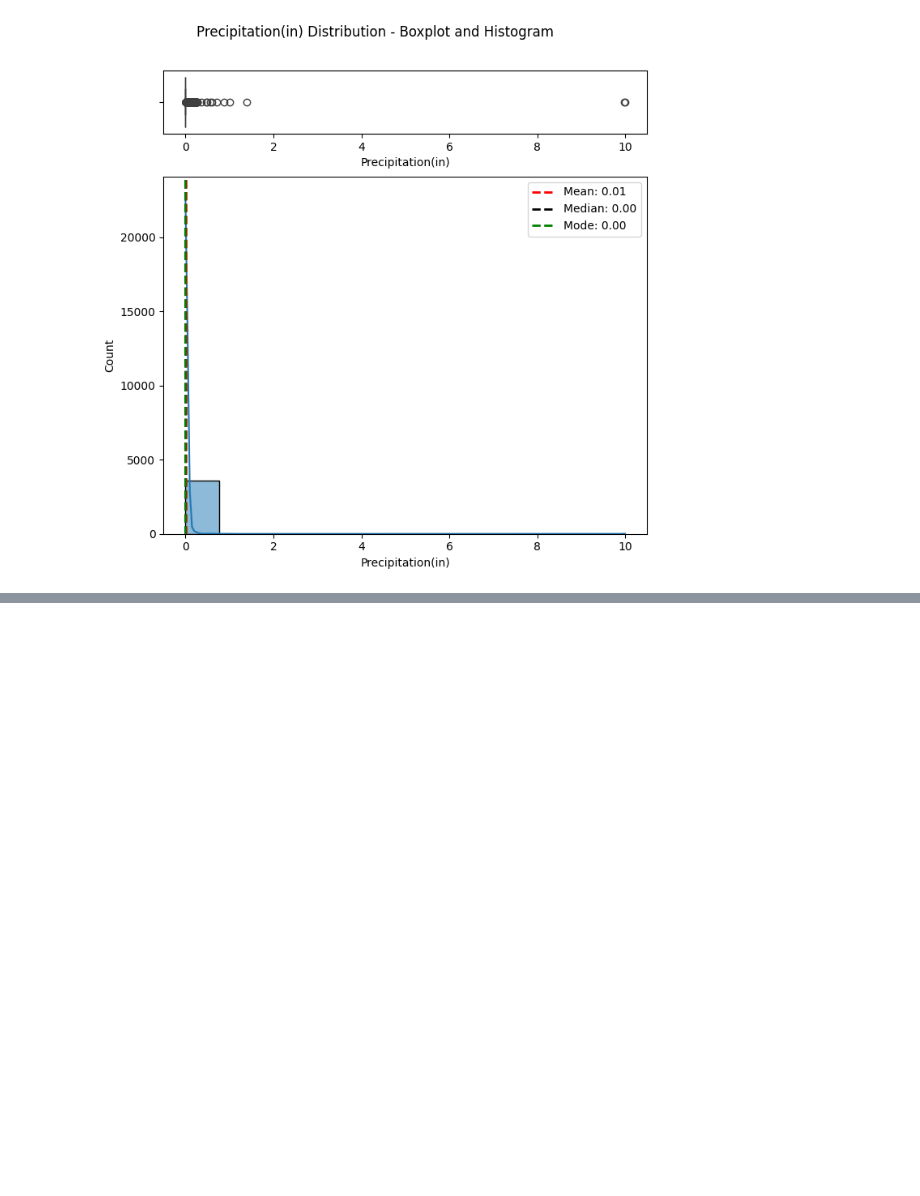
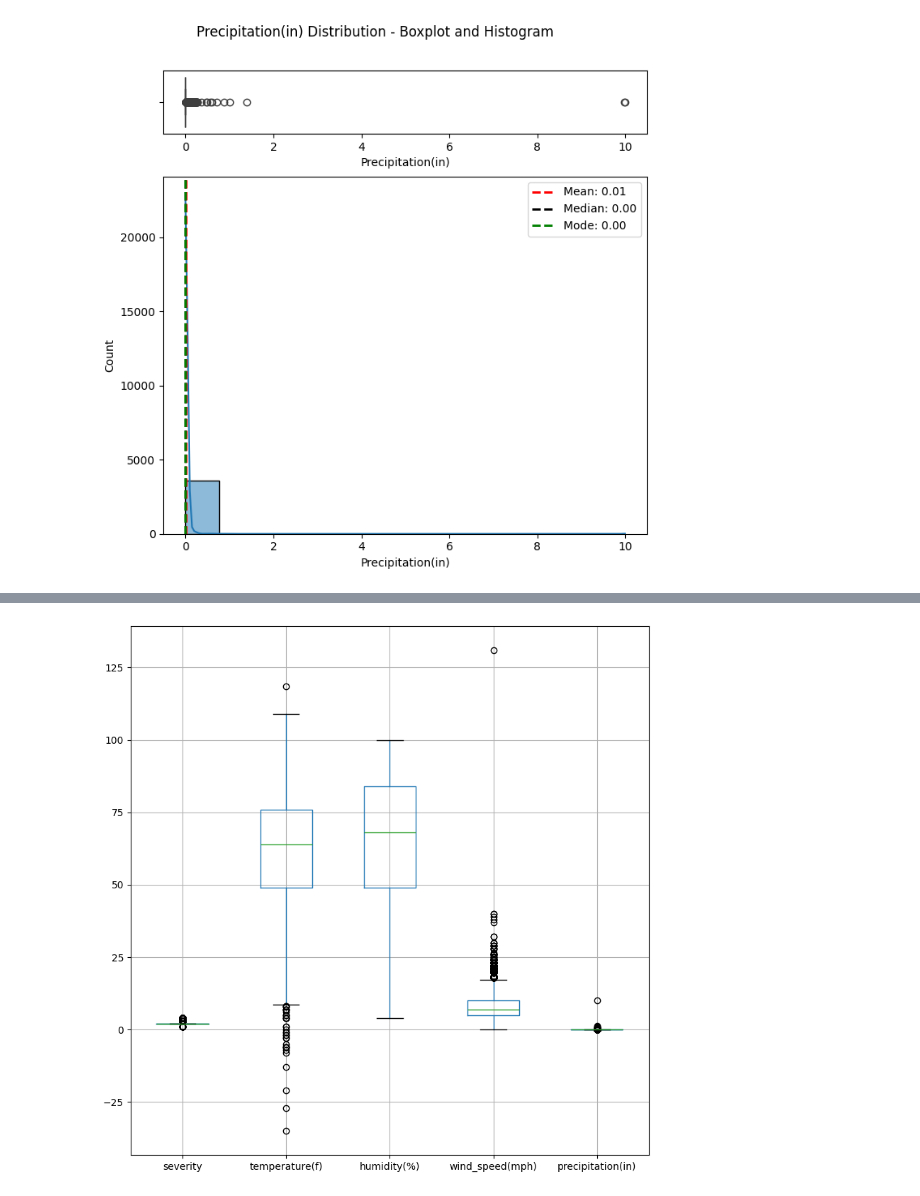
Before and after one commit to StavSteven/us_car_accidents, a Jupyter notebook: jupyter_notebooks/1_etl_us_accidents.ipynb, the cells around one changed output, grey strips where cells are left out. Cells and saved outputs as stored; diff of their text form; code cells hidden in the pictures; blank space fills up the shorter version.

Commit message:
deal with problem values

```diff
--- a/jupyter_notebooks/1_etl_us_accidents.ipynb
+++ b/jupyter_notebooks/1_etl_us_accidents.ipynb
@@ -187,0 +220,8 @@ IQR: 0.0
+# %%
+# Fill nulls with median
+df['precipitation(in)'].fillna(df['precipitation(in)'].median(), inplace=True)
+# %%
+# Create variable to fill means.
+nulls_to_fill = ['temperature(f)', 'humidity(%)', 'visibility(mi)', 'wind_speed(mph)']
+
+df[nulls_to_fill] = df[nulls_to_fill].apply(lambda x: x.fillna(x.mean()) if x.isnull().any() else x.replace(x, x.mean()))
@@ -187,0 +251,3 @@ IQR: 0.0
+# %%
+# Drop remaining null values
+df = df.dropna()
@@ -187,0 +264,2 @@ IQR: 0.0
+# %%
+numeric2 = ['severity', 'temperature(f)', 'humidity(%)', 'wind_speed(mph)', 'precipitation(in)']
@@ -187,0 +297,5 @@ IQR: 0.0
+# %%
+df[numeric2].boxplot(figsize=(8,8))
+plt.tight_layout()
+# %% [output]
+[figure, added]
```
Also changed, not shown: parts of 14 cells of this notebook.
